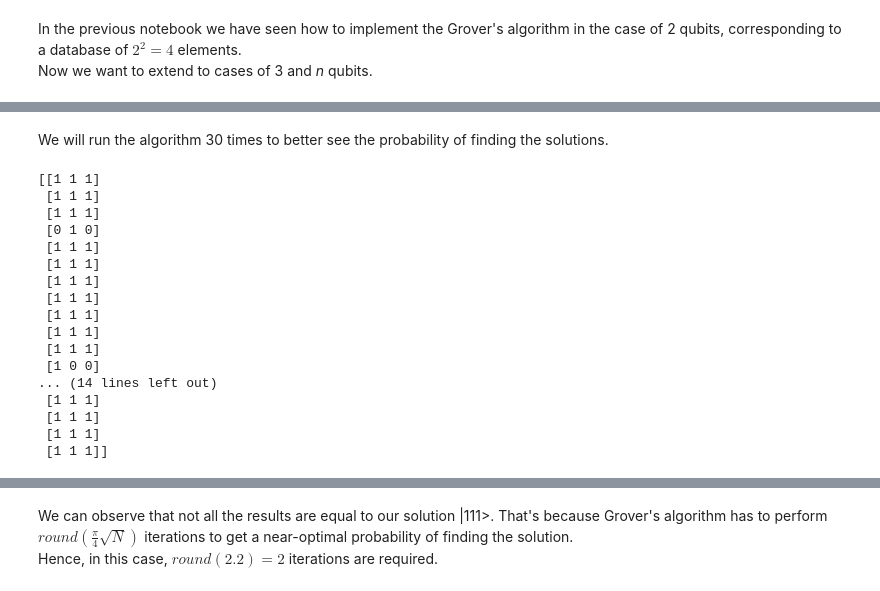
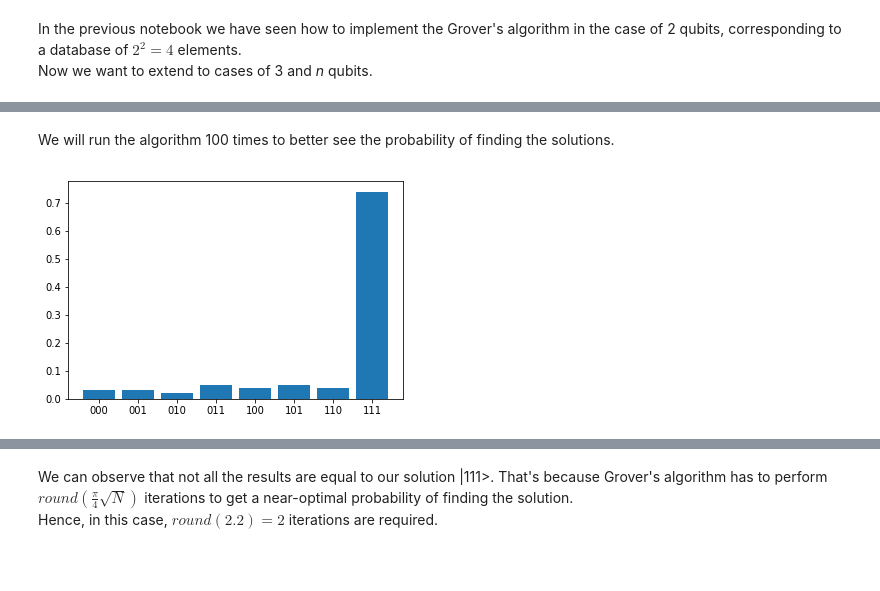
Before and after one commit to zommiommy/quantum_research, a Jupyter notebook: Grover/3_grover_rigetti_xqubits.ipynb, the cells around one changed output, grey strips where cells are left out. Drawn from its saved outputs; the diff is of its cells as text; code cells hidden in the pictures; blank space fills up the shorter version.

```diff
--- a/Grover/3_grover_rigetti_xqubits.ipynb
+++ b/Grover/3_grover_rigetti_xqubits.ipynb
@@ -61,38 +63,21 @@ def phase_shift(p, qubits):
     for qubit in qubits:
         p += X(qubit)
 # %% [markdown]
-We will run the algorithm 30 times to better see the probability of finding the solutions.
+We will run the algorithm 100 times to better see the probability of finding the solutions.
 # %%
 p = Program()
 superposition(p, qubits)
 
 oracle(p, qubits)
 
 superposition(p, qubits)
 phase_shift(p, qubits)
 superposition(p, qubits)
 
 p = p.measure_all()
 
-p.wrap_in_numshots_loop(30)
+p.wrap_in_numshots_loop(100)
 grover = qvm.compile(p)
 result = qvm.run(grover)
-print(result)
 # %% [output]
-[[1 1 1]
- [1 1 1]
- [1 1 1]
- [0 1 0]
- [1 1 1]
- [1 1 1]
- [1 1 1]
- [1 1 1]
- [1 1 1]
- [1 1 1]
- [1 1 1]
- [1 0 0]
-... (14 lines left out)
- [1 1 1]
- [1 1 1]
- [1 1 1]
- [1 1 1]]
+[figure, added]
```
Also changed, not shown: parts of 7 cells of this notebook, 2 other files.
